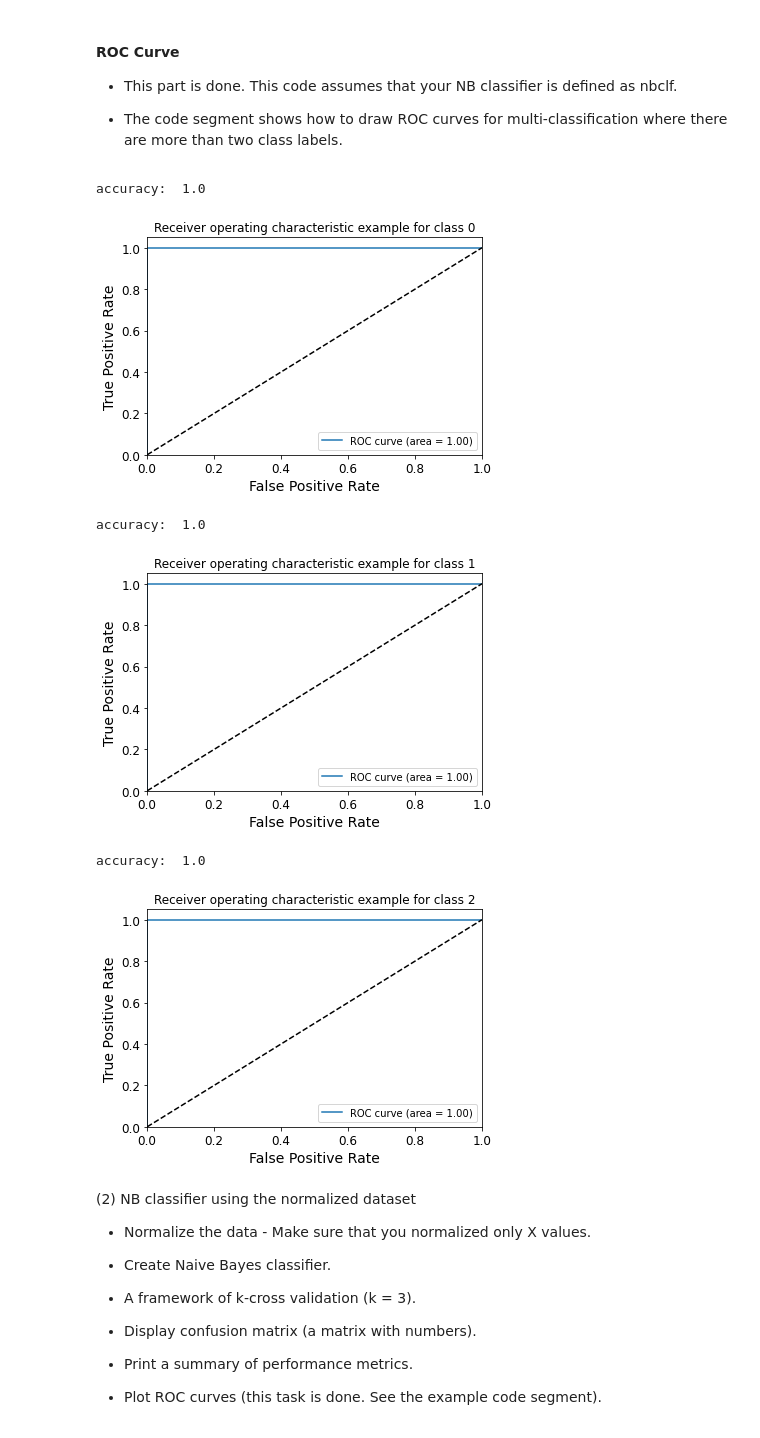
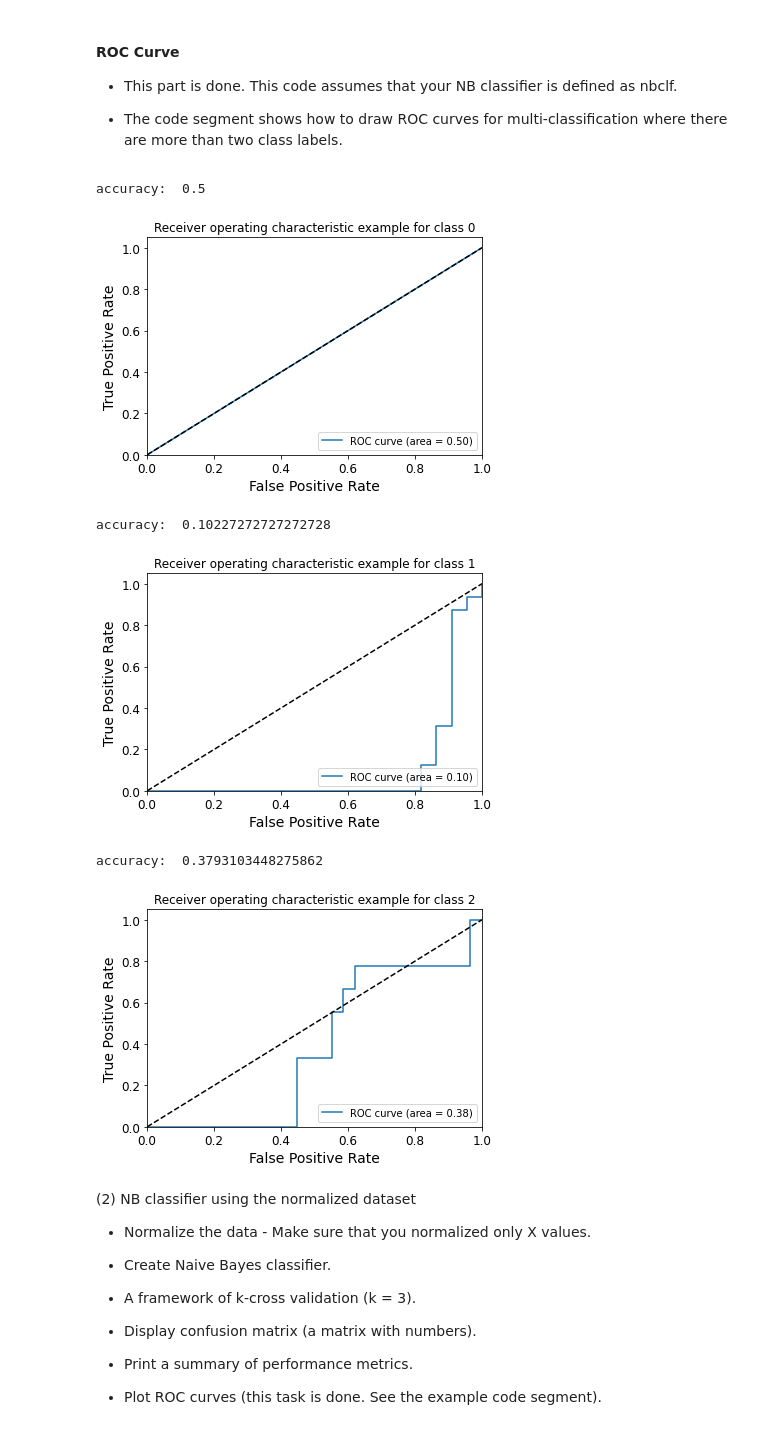
Before and after one commit to huangelton/machine-learning-course, a Jupyter notebook: ME3_NativeBayes/NaiveBayes.ipynb, the cells around one changed output. Saved outputs shown, nothing was run; the diff lists cells and outputs as text; code cells hidden in the pictures.

```diff
--- a/ME3_NativeBayes/NaiveBayes.ipynb
+++ b/ME3_NativeBayes/NaiveBayes.ipynb
@@ -678,44 +678,44 @@ weighted avg       0.93      0.92      0.92        50
 # %%
 from sklearn.preprocessing import label_binarize
 
-X_train, X_test, y_train, y_test = train_test_split(X, y, random_state = 0)
+X_train, X_test, y_train, y_test = train_test_split(X_norm, y, random_state = 0)
 
 # we assume that your NB classifier's name is nbclf.
 # Otherwise, you need to modify the name of the model.
 y_score = nbclf.predict_proba(X_test)
 
 y_test = label_binarize(y_test, classes=[0,1,2])
 n_classes = 3
 
 # Compute ROC curve and ROC area for each class
 fpr = dict()
 tpr = dict()
 roc_auc = dict()
 
 for i in range(n_classes):
     fpr[i], tpr[i], _ = roc_curve(y_test[:, i], y_score[:, i])
     roc_auc[i] = auc(fpr[i], tpr[i])
 
 # Plot of a ROC curve for a specific class
 for i in range(n_classes):
     print("accuracy: " , roc_auc[i])
     plt.figure()
     plt.plot(fpr[i], tpr[i], label='ROC curve (area = %0.2f)' % roc_auc[i])
     plt.plot([0, 1], [0, 1], 'k--')
     plt.xlim([0.0, 1.0])
     plt.ylim([0.0, 1.05])
     plt.xlabel('False Positive Rate')
     plt.ylabel('True Positive Rate')
     plt.title('Receiver operating characteristic example for class ' + str(i) )
     plt.legend(loc="lower right")
     plt.show()
 # %% [output]
-accuracy:  1.0
+accuracy:  0.5
-[figure, old version]
+[figure, new version]
-accuracy:  1.0
+accuracy:  0.10227272727272728
-[figure, old version]
+[figure, new version]
-accuracy:  1.0
+accuracy:  0.3793103448275862
-[figure, old version]
+[figure, new version]
 # %% [markdown]
 (2) NB classifier using the normalized dataset
 
```
Also changed, not shown: parts of 2 cells of this notebook.
